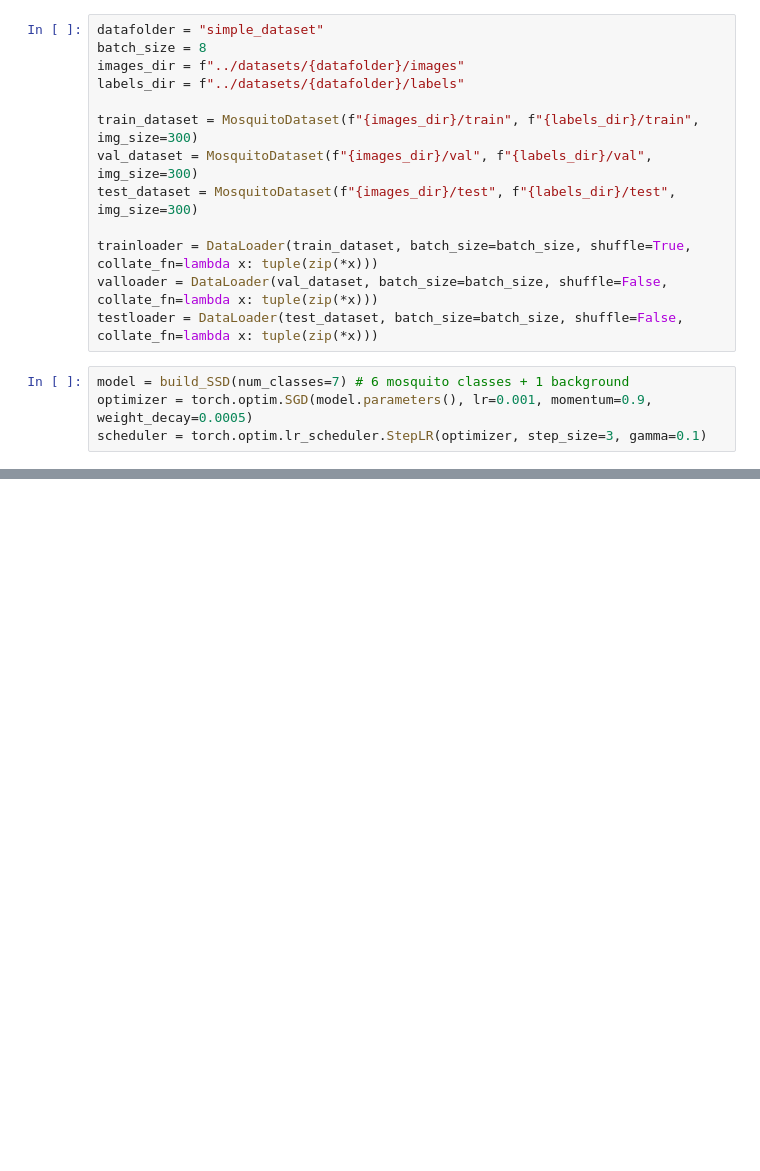
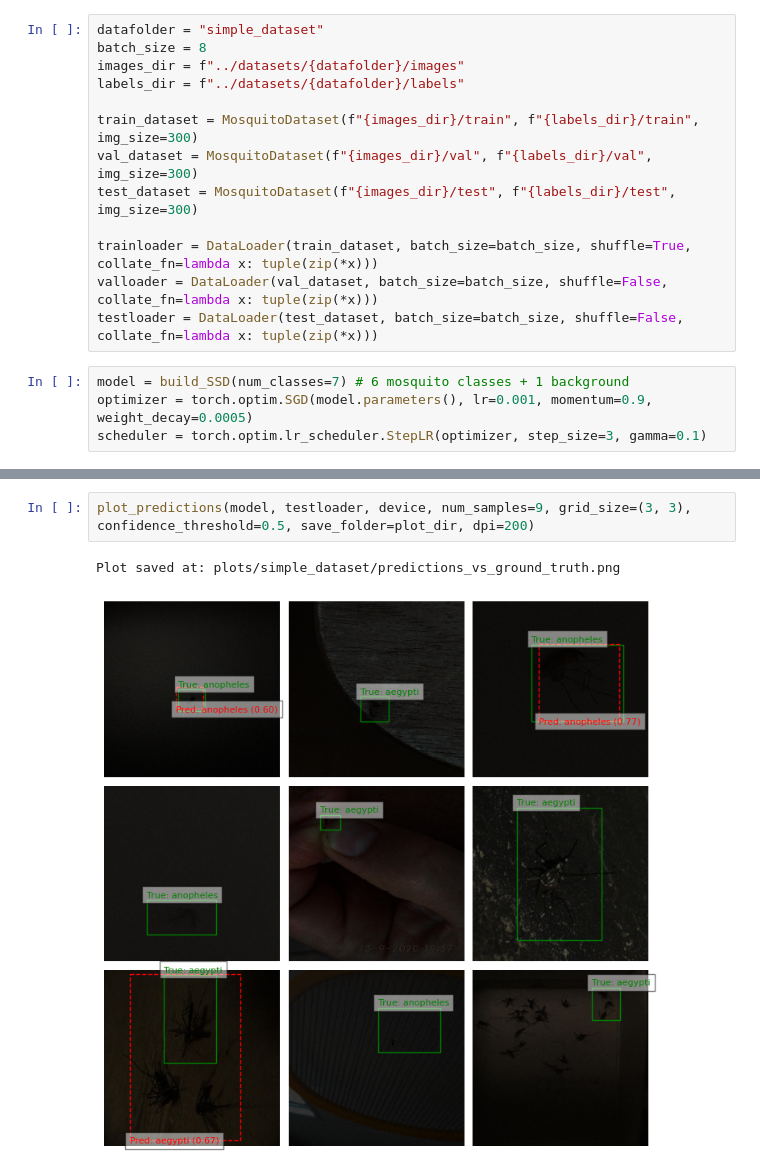
Before and after one commit to aryamaansaha/low-light-mosquito-detection, a Jupyter notebook: SSD/main.ipynb, the cells around one changed output, grey strips where cells are left out. Cells and saved outputs as stored; diff of their text form; blank space fills up the shorter version.

```diff
--- a/SSD/main.ipynb
+++ b/SSD/main.ipynb
@@ -41,0 +76,5 @@ KeyboardInterrupt:
+# %%
+plot_predictions(model, testloader, device, num_samples=9, grid_size=(3, 3), confidence_threshold=0.5, save_folder=plot_dir, dpi=200)
+# %% [output]
+Plot saved at: plots/simple_dataset/predictions_vs_ground_truth.png
+[figure, added]
```
Also changed, not shown: parts of 13 cells of this notebook, 4 other files.
